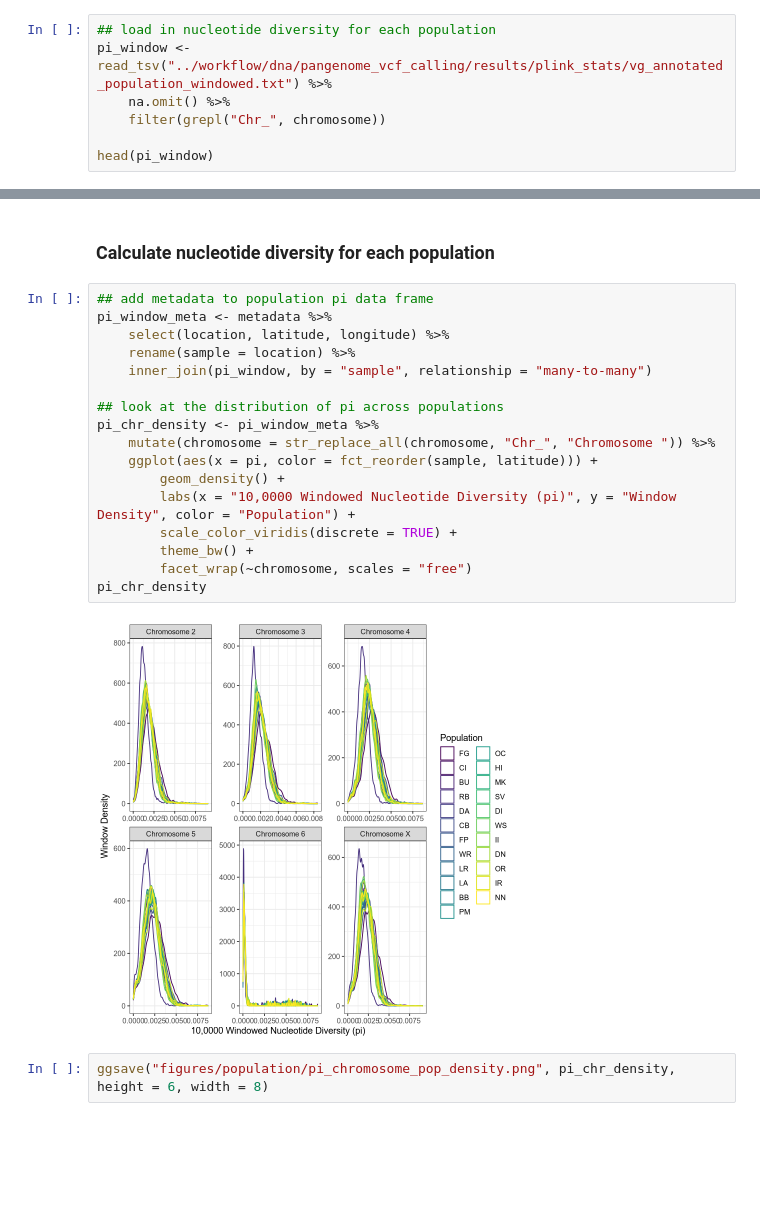
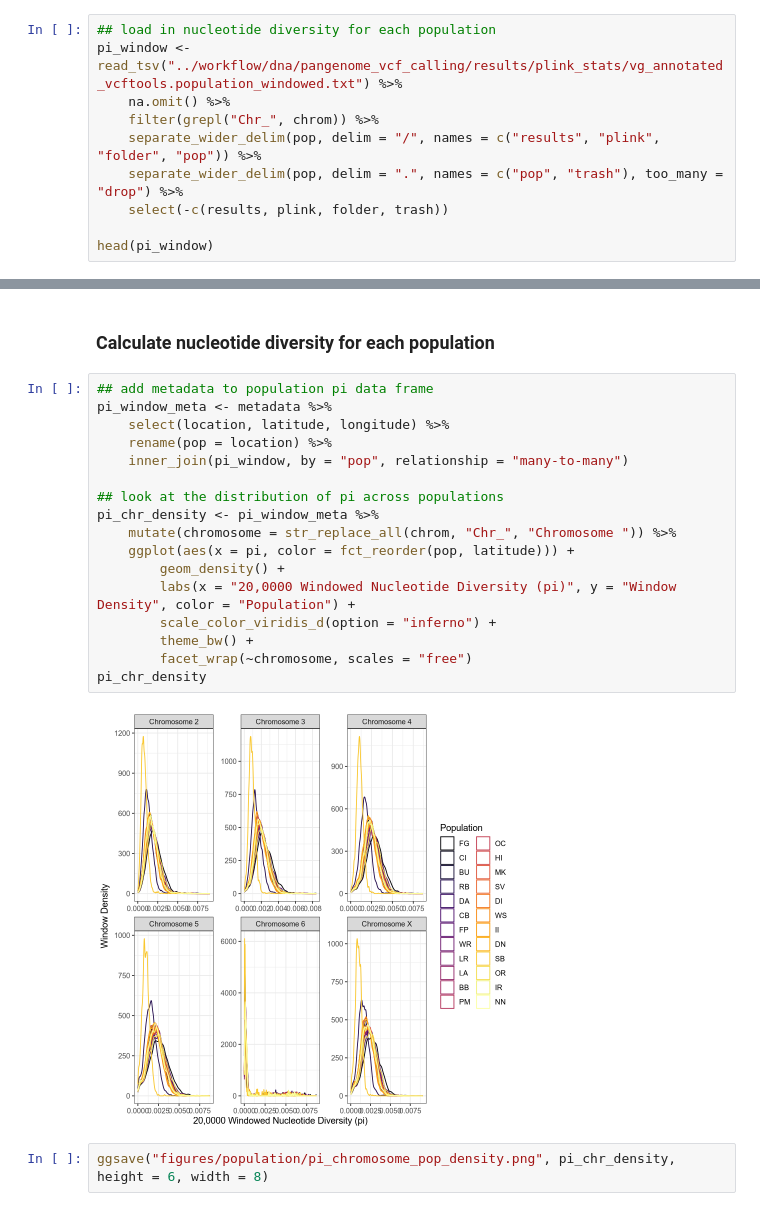
Before and after one commit to zwoonavery/americana_protoneoY, a Jupyter notebook: analysis/R_population_zwa.ipynb, the cells around one changed output, grey strips where cells are left out. Cells and saved outputs as stored; diff of their text form; blank space fills up the shorter version.

Commit message:
correct plink workflow

```diff
--- a/analysis/R_population_zwa.ipynb
+++ b/analysis/R_population_zwa.ipynb
@@ -1251,9 +1251,12 @@ P value adjustment method: holm
 ### Load data
 # %%
 ## load in nucleotide diversity for each population
-pi_window <- read_tsv("../workflow/dna/pangenome_vcf_calling/results/plink_stats/vg_annotated_population_windowed.txt") %>%
+pi_window <- read_tsv("../workflow/dna/pangenome_vcf_calling/results/plink_stats/vg_annotated_vcftools.population_windowed.txt") %>%
     na.omit() %>%
-    filter(grepl("Chr_", chromosome))
+    filter(grepl("Chr_", chrom)) %>%
+    separate_wider_delim(pop, delim = "/", names = c("results", "plink", "folder", "pop")) %>%
+    separate_wider_delim(pop, delim = ".", names = c("pop", "trash"), too_many = "drop") %>%
+    select(-c(results, plink, folder, trash))
 
 head(pi_window)
 # %% [output]
@@ -1263,22 +1282,22 @@ ERROR: Error: '../workflow/dna/pangenome_vcf_calling/results/plink_stats/vg_anno
 # %%
 ## add metadata to population pi data frame
 pi_window_meta <- metadata %>%
     select(location, latitude, longitude) %>%
-    rename(sample = location) %>%
-    inner_join(pi_window, by = "sample", relationship = "many-to-many")
+    rename(pop = location) %>%
+    inner_join(pi_window, by = "pop", relationship = "many-to-many")
 
 ## look at the distribution of pi across populations
 pi_chr_density <- pi_window_meta %>%
-    mutate(chromosome = str_replace_all(chromosome, "Chr_", "Chromosome ")) %>%
-    ggplot(aes(x = pi, color = fct_reorder(sample, latitude))) +
+    mutate(chromosome = str_replace_all(chrom, "Chr_", "Chromosome ")) %>%
+    ggplot(aes(x = pi, color = fct_reorder(pop, latitude))) +
         geom_density() +
-        labs(x = "10,0000 Windowed Nucleotide Diversity (pi)", y = "Window Density", color = "Population") +
-        scale_color_viridis(discrete = TRUE) +
+        labs(x = "20,0000 Windowed Nucleotide Diversity (pi)", y = "Window Density", color = "Population") +
+        scale_color_viridis_d(option = "inferno") +
         theme_bw() +
         facet_wrap(~chromosome, scales = "free")
 pi_chr_density
 # %% [output]
-[figure, old version]
+[figure, new version]
 # %%
 ggsave("figures/population/pi_chromosome_pop_density.png", pi_chr_density, height = 6, width = 8)
 # %%
```
Also changed, not shown: parts of 27 cells of this notebook, 3 other files.
